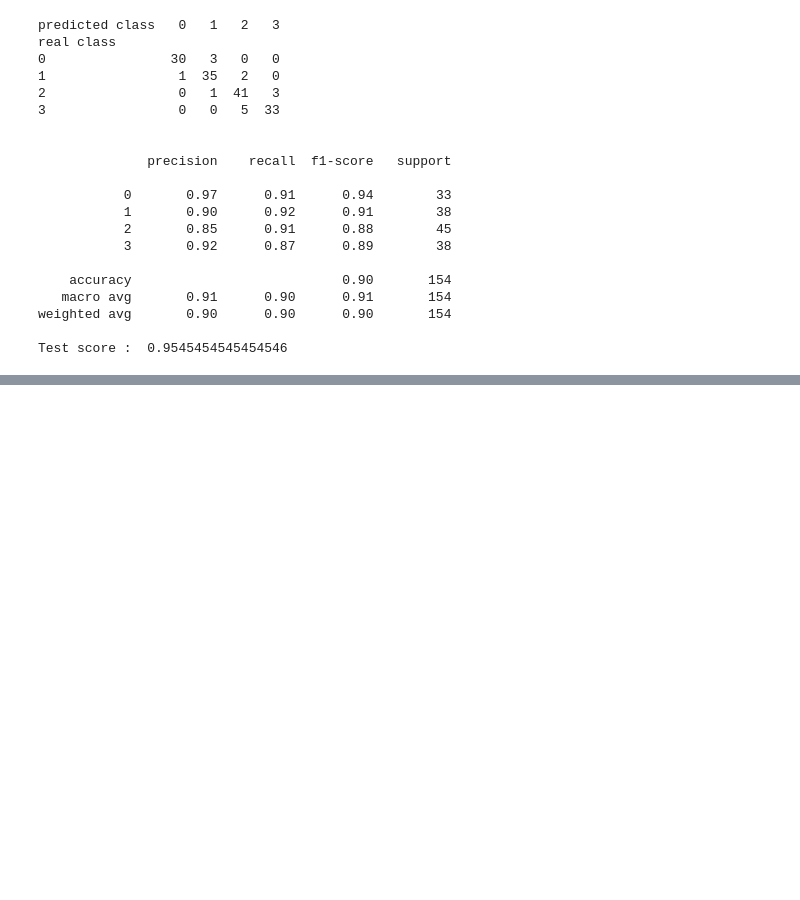
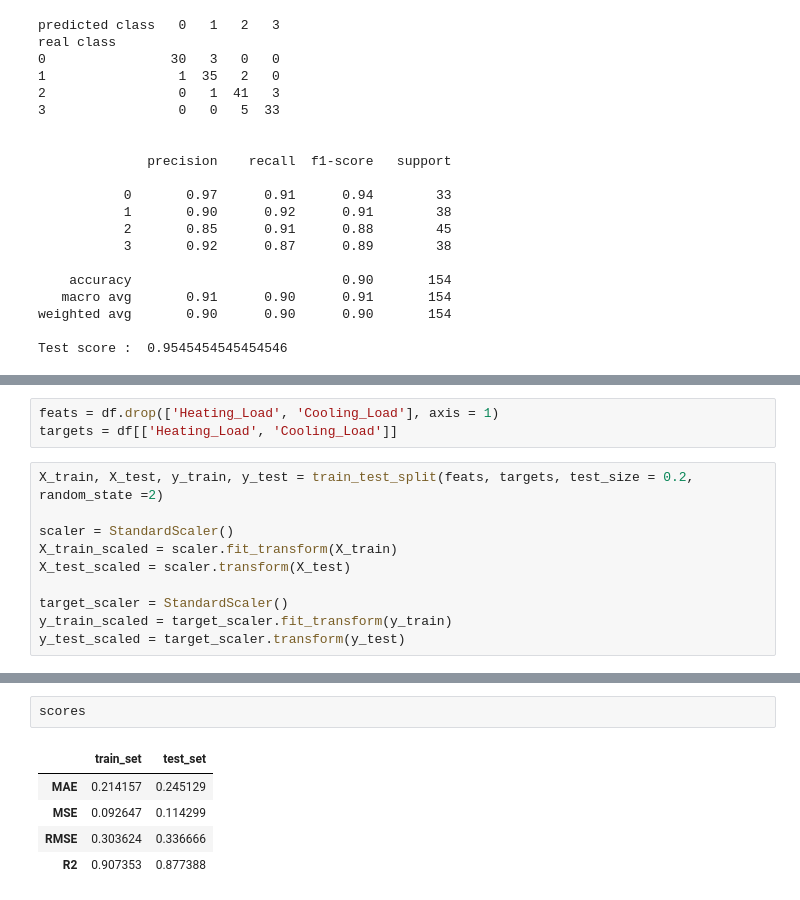
Before and after one commit to AmauryMaros/Energy_efficiency_modelisation, a Jupyter notebook: energy_efficiency.ipynb, the cells around one changed output, grey strips where cells are left out. Drawn from its saved outputs; the diff is of its cells as text; blank space fills up the shorter version.

```diff
--- a/energy_efficiency.ipynb
+++ b/energy_efficiency.ipynb
@@ -271,0 +276,13 @@ Test score :  0.9545454545454546
+# %%
+feats = df.drop(['Heating_Load', 'Cooling_Load'], axis = 1)
+targets = df[['Heating_Load', 'Cooling_Load']]
+# %%
+X_train, X_test, y_train, y_test = train_test_split(feats, targets, test_size = 0.2, random_state =2)
+
+scaler = StandardScaler()
+X_train_scaled = scaler.fit_transform(X_train)
+X_test_scaled = scaler.transform(X_test)
+
+target_scaler = StandardScaler()
+y_train_scaled = target_scaler.fit_transform(y_train)
+y_test_scaled = target_scaler.transform(y_test)
@@ -271,0 +313,8 @@ Test score :  0.9545454545454546
+# %%
+scores
+# %% [output]
+|  | train_set | test_set |
+| MAE | 0.214157 | 0.245129 |
+| MSE | 0.092647 | 0.114299 |
+| RMSE | 0.303624 | 0.336666 |
+| R2 | 0.907353 | 0.877388 |
```
Also changed, not shown: parts of 5 cells of this notebook.
